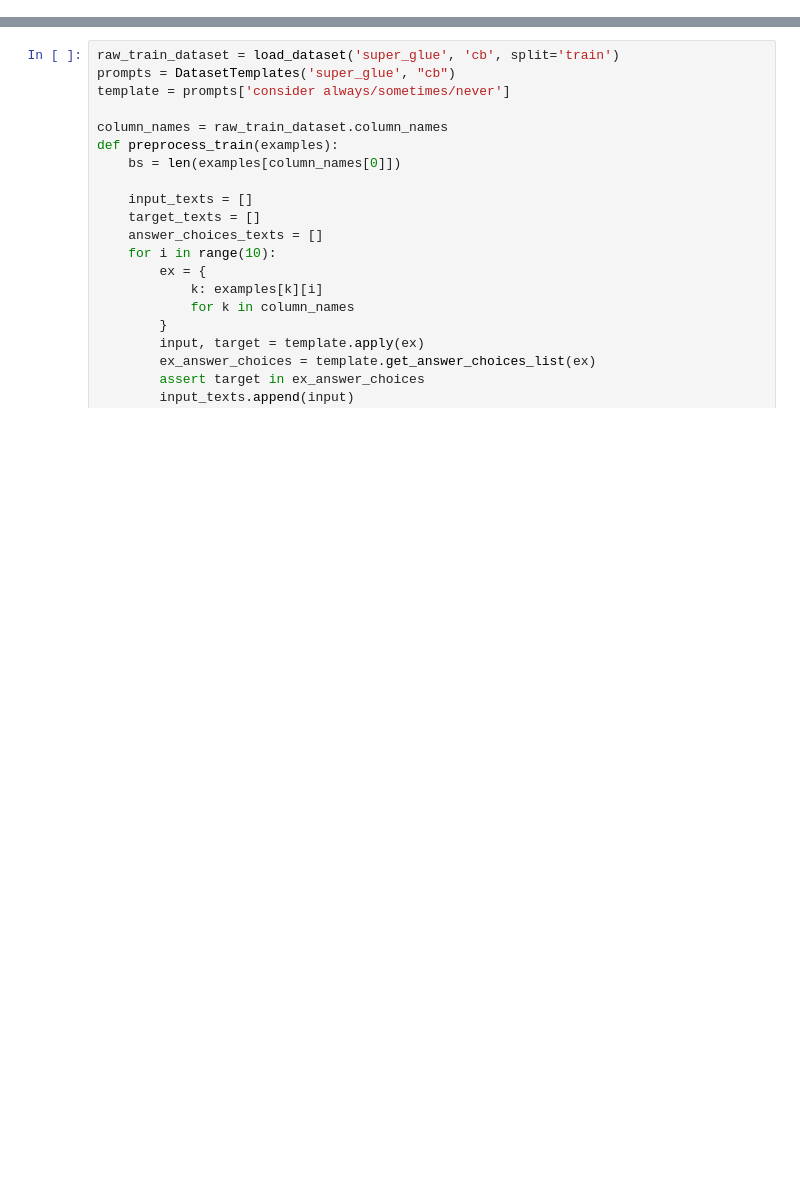
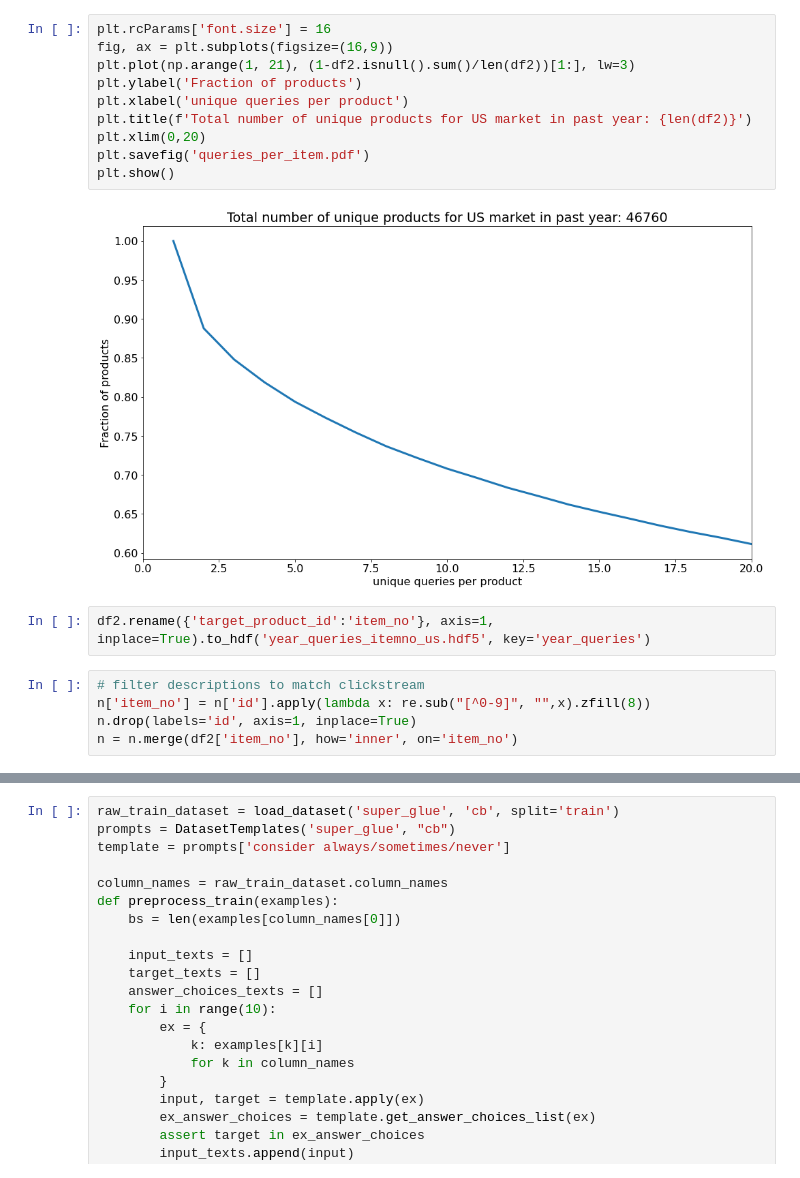
Before and after one commit to gikok/t0code2, a Jupyter notebook: notebooks/Giorgi_testing.ipynb, the cells around one changed output, grey strips where cells are left out. Drawn from its saved outputs; the diff is of its cells as text; blank space fills up the shorter version.

```diff
--- a/notebooks/Giorgi_testing.ipynb
+++ b/notebooks/Giorgi_testing.ipynb
@@ -506,0 +183,19 @@ raw_train_dataset['train']
+# %%
+plt.rcParams['font.size'] = 16
+fig, ax = plt.subplots(figsize=(16,9))
+plt.plot(np.arange(1, 21), (1-df2.isnull().sum()/len(df2))[1:], lw=3)
+plt.ylabel('Fraction of products')
+plt.xlabel('unique queries per product')
+plt.title(f'Total number of unique products for US market in past year: {len(df2)}')
+plt.xlim(0,20)
+plt.savefig('queries_per_item.pdf')
+plt.show()
+# %% [output]
+[figure, added]
+# %%
+df2.rename({'target_product_id':'item_no'}, axis=1, inplace=True).to_hdf('year_queries_itemno_us.hdf5', key='year_queries')
+# %%
+# filter descriptions to match clickstream
+n['item_no'] = n['id'].apply(lambda x: re.sub("[^0-9]", "",x).zfill(8))
+n.drop(labels='id', axis=1, inplace=True)
+n = n.merge(df2['item_no'], how='inner', on='item_no')
```
Also changed, not shown: parts of 80 cells of this notebook, 1 other file.
